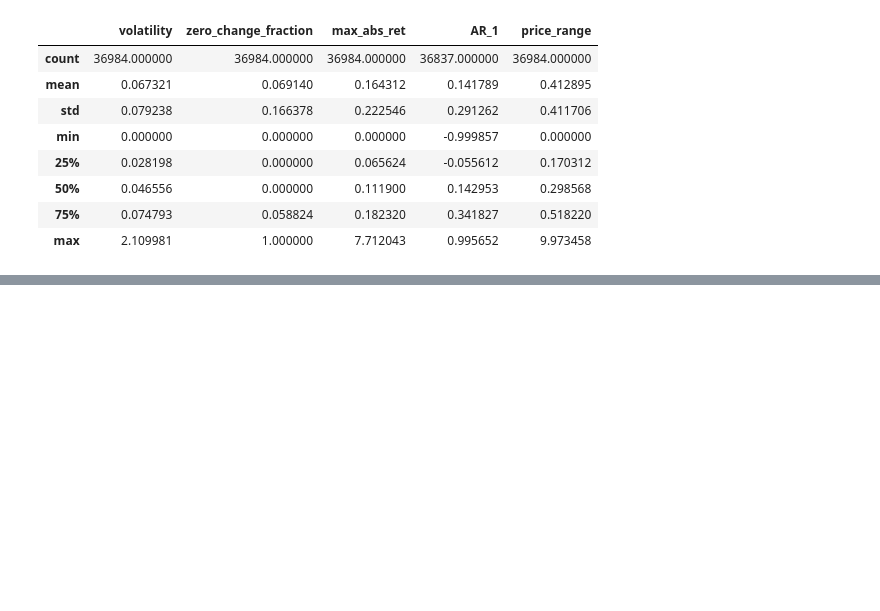
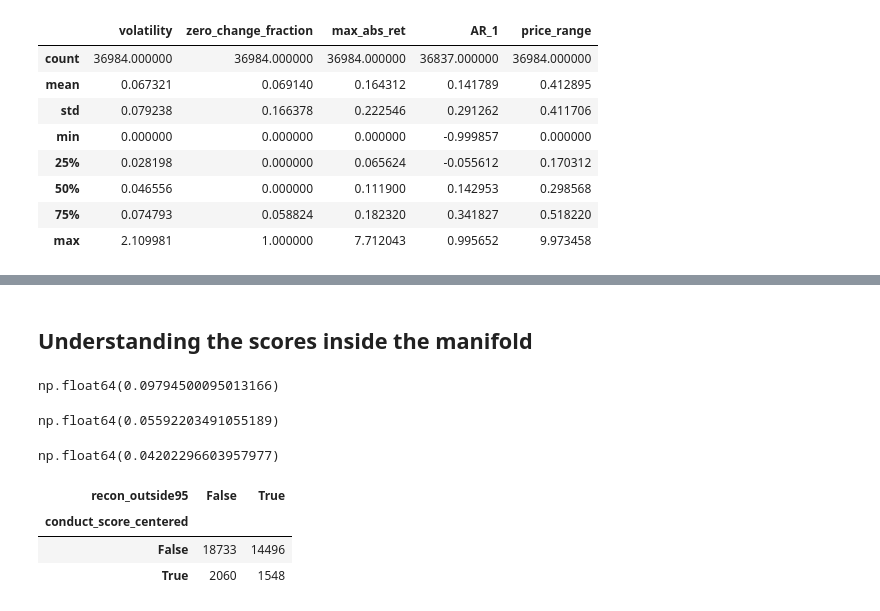
Before and after one commit to daniloldn/detecting-collusion, a Jupyter notebook: notebooks/real_data.ipynb, the cells around one changed output, grey strips where cells are left out. Cells and saved outputs as stored; diff of their text form; code cells hidden in the pictures; blank space fills up the shorter version.

```diff
--- a/notebooks/real_data.ipynb
+++ b/notebooks/real_data.ipynb
@@ -50,5 +55,5 @@ df[FEATURES_5].describe()
 # %%
-score= pd.read_parquet("../data/processed_real/real_scored_L18.parquet")
+score= pd.read_parquet("../data/processed_real/scoring_L18.parquet")
 score.head()
 # %% [output]
 |  | Window | Name | Price 1 | Price 2 | Price 3 | Price 4 | Price 5 | Price 6 | Price 7 | Price 8 | ... | ... |
@@ -60,0 +88,26 @@ score.head()
+# %% [markdown]
+## Understanding the scores inside the manifold
+# %%
+tau95 = 2.268063545227051
+tau99 = 3.7468080520629883
+# %%
+(score["conduct_score_centered"] > tau95).mean()
+# %% [output]
+np.float64(0.09794500095013166)
+# %%
+((score["conduct_score_centered"] > tau95) & (~score["recon_outside95"])).mean()
+# %% [output]
+np.float64(0.05592203491055189)
+# %%
+((score["conduct_score_centered"] > tau95) & (score["recon_outside95"])).mean()
+# %% [output]
+np.float64(0.04202296603957977)
+# %%
+pd.crosstab(
+    score["conduct_score_centered"] > tau95,
+    score["recon_outside95"])
+# %% [output]
+| recon_outside95 | False | True |
+| conduct_score_centered |  |  |
+| False | 18733 | 14496 |
+| True | 2060 | 1548 |
```
Also changed, not shown: parts of 12 cells of this notebook, 3 other files.
